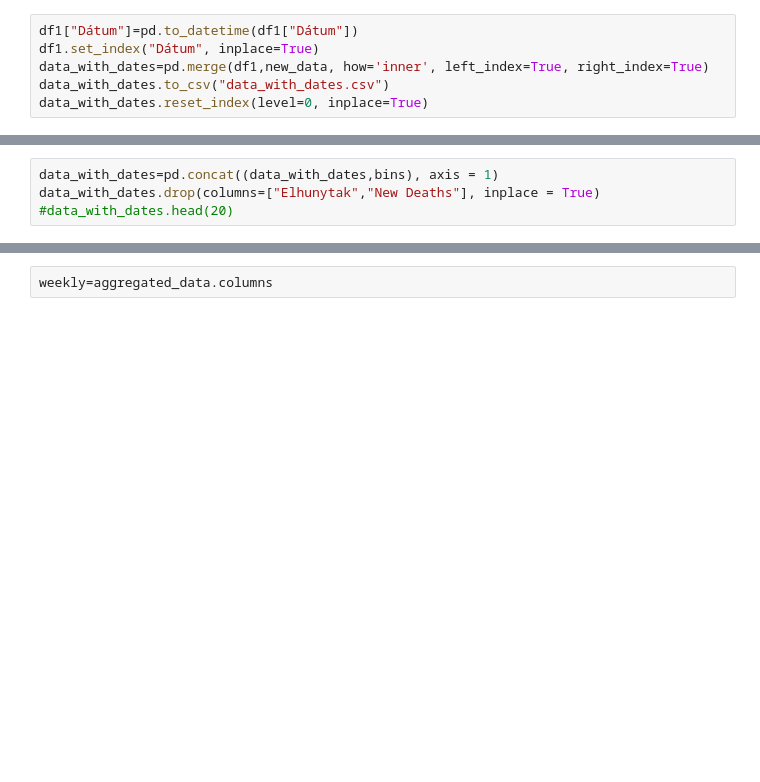
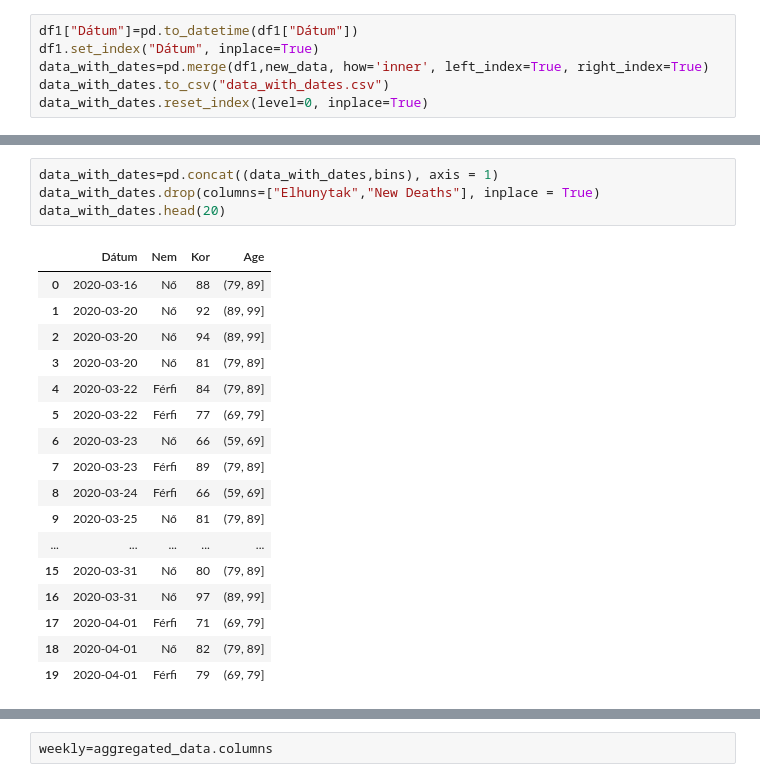
Before and after one commit to Epidemic-Models/data-science-project-covid, a Jupyter notebook: src/data_processing/data_visualization.ipynb, the cells around one changed output, grey strips where cells are left out. Saved outputs shown, nothing was run; the diff lists cells and outputs as text; blank space fills up the shorter version.

```diff
--- a/src/data_processing/data_visualization.ipynb
+++ b/src/data_processing/data_visualization.ipynb
@@ -51,7 +113,25 @@ bins.rename(columns={'Kor' :'Age'},inplace=True)
 # %%
 data_with_dates=pd.concat((data_with_dates,bins), axis = 1)
 data_with_dates.drop(columns=["Elhunytak","New Deaths"], inplace = True)
-#data_with_dates.head(20)
+data_with_dates.head(20)
+# %% [output]
+|  | Dátum | Nem | Kor | Age |
+| 0 | 2020-03-16 | Nő | 88 | (79, 89] |
+| 1 | 2020-03-20 | Nő | 92 | (89, 99] |
+| 2 | 2020-03-20 | Nő | 94 | (89, 99] |
+| 3 | 2020-03-20 | Nő | 81 | (79, 89] |
+| 4 | 2020-03-22 | Férfi | 84 | (79, 89] |
+| 5 | 2020-03-22 | Férfi | 77 | (69, 79] |
+| 6 | 2020-03-23 | Nő | 66 | (59, 69] |
+| 7 | 2020-03-23 | Férfi | 89 | (79, 89] |
+| 8 | 2020-03-24 | Férfi | 66 | (59, 69] |
+| 9 | 2020-03-25 | Nő | 81 | (79, 89] |
+| ... | ... | ... | ... | ... |
+| 15 | 2020-03-31 | Nő | 80 | (79, 89] |
+| 16 | 2020-03-31 | Nő | 97 | (89, 99] |
+| 17 | 2020-04-01 | Férfi | 71 | (69, 79] |
+| 18 | 2020-04-01 | Nő | 82 | (79, 89] |
+| 19 | 2020-04-01 | Férfi | 79 | (69, 79] |
 # %%
 rep = pd.DataFrame(data_with_dates.groupby(pd.Grouper(freq='W', key='Dátum'))['Nem'].count())
 rep.reset_index(inplace=True)
```
Also changed, not shown: parts of 18 cells of this notebook, 8 other files.
